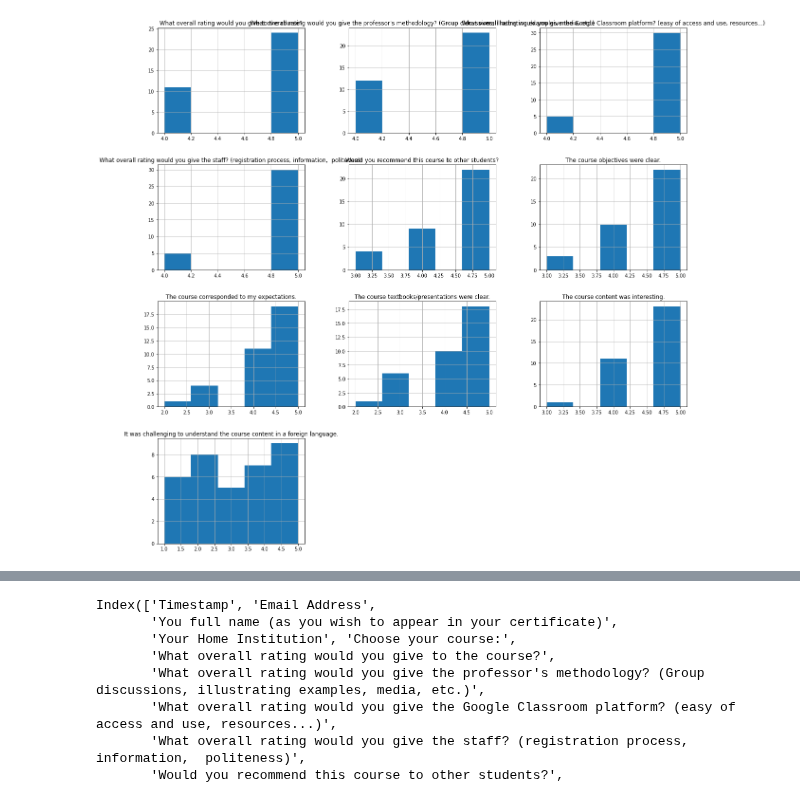
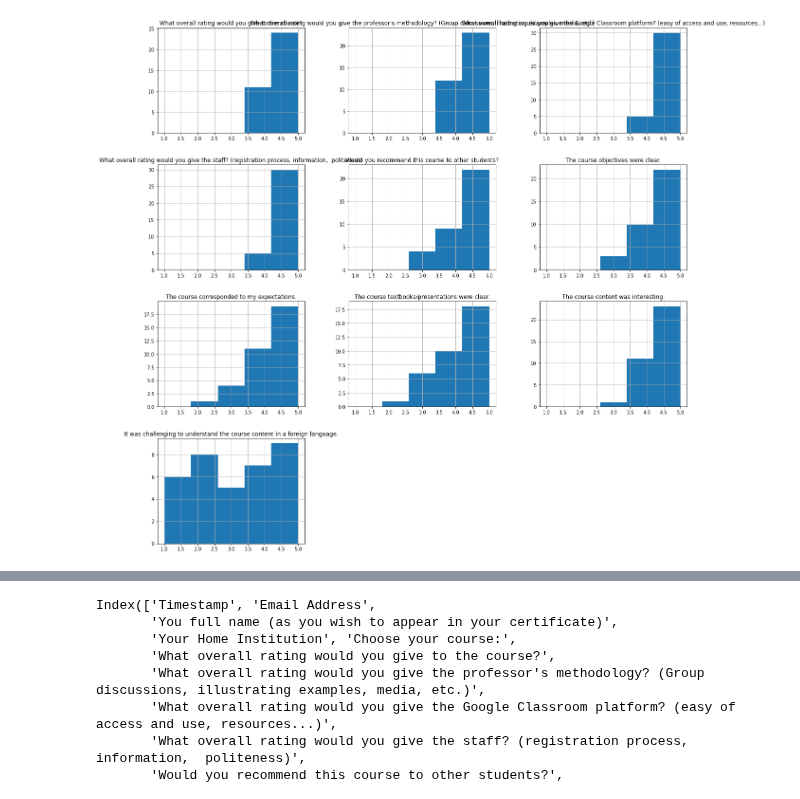
Before and after one commit to gmazzitelli/studenti, a Jupyter notebook: Evaluation_UFJF.ipynb, the cells around one changed output, grey strips where cells are left out. Saved outputs shown, nothing was run; the diff lists cells and outputs as text; code cells hidden in the pictures.

```diff
--- a/Evaluation_UFJF.ipynb
+++ b/Evaluation_UFJF.ipynb
@@ -13,11 +13,11 @@ df = pd.read_csv(url_csv_file)
 
 df = df[(df['Choose your course:']=='STE05 - Introduction to astro particle physics')]
 # %%
-df.hist(bins=5, figsize=(20,20))
+df.hist(bins=5, figsize=(20,20), range=(1,5))
 plt.show()
 df.describe()
 # %% [output]
-[figure, old version]
+[figure, new version]
 |  | What overall rating would you giv... | What overall rating would you giv... | What overall rating would you giv... | What overall rating would you giv... | ... |
 | count | 35.000000 | 35.000000 | 35.000000 | 35.000000 | ... |
 | mean | 4.685714 | 4.657143 | 4.857143 | 4.857143 | ... |
```
Also changed, not shown: parts of 1 cell of this notebook.
